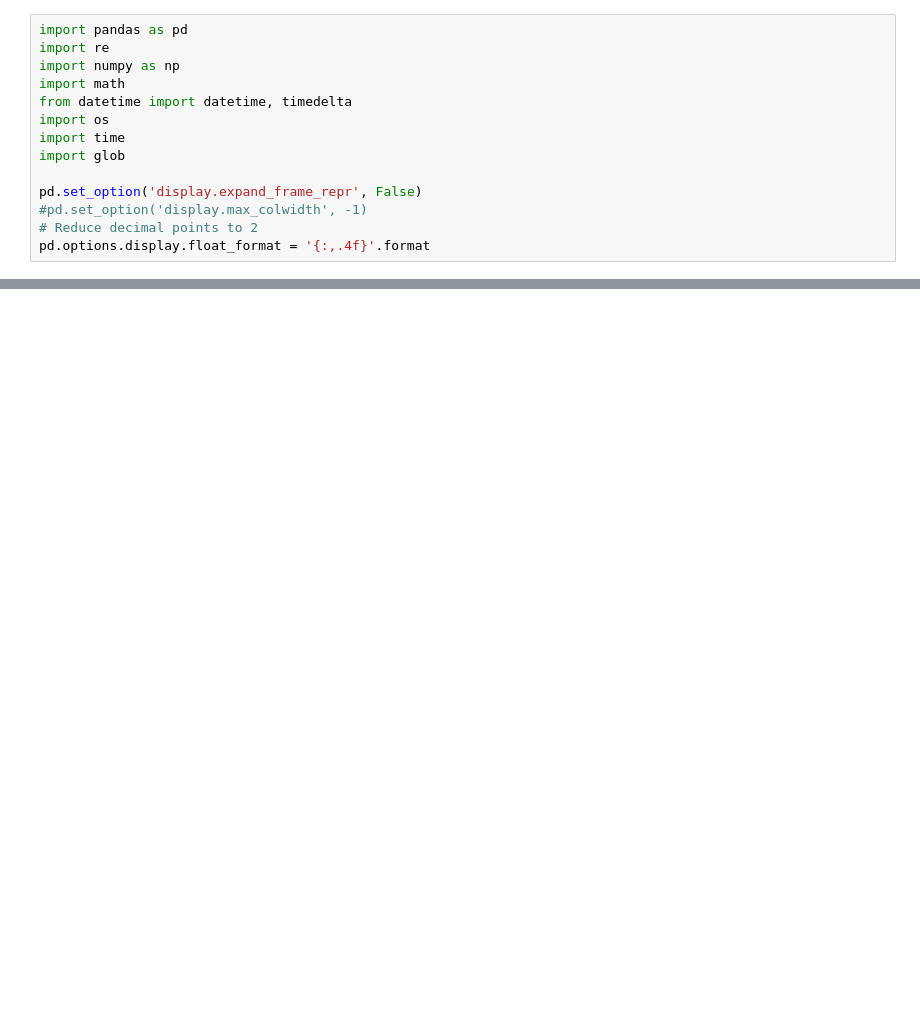
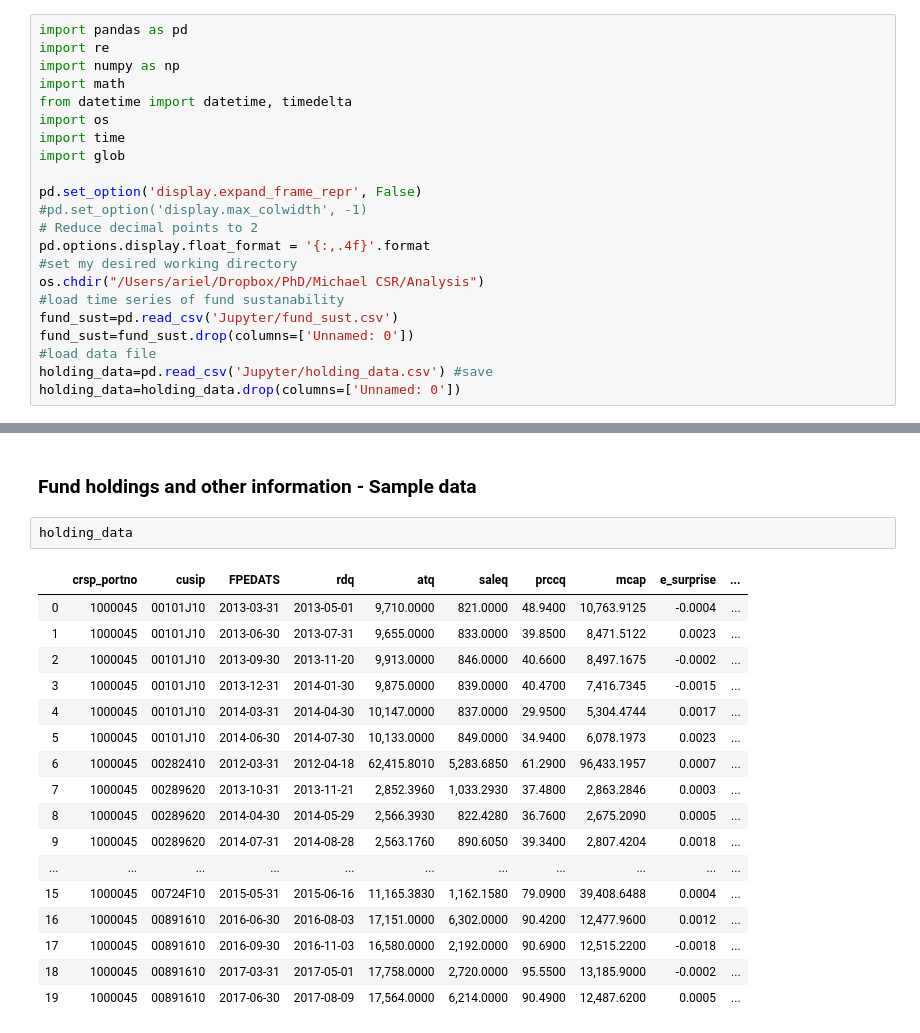
Before and after one commit to DijunLiu1995/CSR_Earnings, a Jupyter notebook: Fund_sust_holding_data.ipynb, the cells around one changed output, grey strips where cells are left out. Saved outputs shown, nothing was run; the diff lists cells and outputs as text; blank space fills up the shorter version.

```diff
--- a/Fund_sust_holding_data.ipynb
+++ b/Fund_sust_holding_data.ipynb
@@ -12,3 +47,11 @@ pd.set_option('display.expand_frame_repr', False)
 #pd.set_option('display.max_colwidth', -1)
 # Reduce decimal points to 2
 pd.options.display.float_format = '{:,.4f}'.format
+#set my desired working directory
+os.chdir("/Users/ariel/Dropbox/PhD/Michael CSR/Analysis")
+#load time series of fund sustanability
+fund_sust=pd.read_csv('Jupyter/fund_sust.csv')
+fund_sust=fund_sust.drop(columns=['Unnamed: 0'])
+#load data file
+holding_data=pd.read_csv('Jupyter/holding_data.csv') #save
+holding_data=holding_data.drop(columns=['Unnamed: 0'])
@@ -62,0 +80,22 @@ print(holding_data)
+# %% [markdown]
+### Fund holdings and other information - Sample data
+# %%
+holding_data
+# %% [output]
+|  | crsp_portno | cusip | FPEDATS | rdq | atq | saleq | prccq | mcap | e_surprise | ... |
+| 0 | 1000045 | 00101J10 | 2013-03-31 | 2013-05-01 | 9,710.0000 | 821.0000 | 48.9400 | 10,763.9125 | -0.0004 | ... |
+| 1 | 1000045 | 00101J10 | 2013-06-30 | 2013-07-31 | 9,655.0000 | 833.0000 | 39.8500 | 8,471.5122 | 0.0023 | ... |
+| 2 | 1000045 | 00101J10 | 2013-09-30 | 2013-11-20 | 9,913.0000 | 846.0000 | 40.6600 | 8,497.1675 | -0.0002 | ... |
+| 3 | 1000045 | 00101J10 | 2013-12-31 | 2014-01-30 | 9,875.0000 | 839.0000 | 40.4700 | 7,416.7345 | -0.0015 | ... |
+| 4 | 1000045 | 00101J10 | 2014-03-31 | 2014-04-30 | 10,147.0000 | 837.0000 | 29.9500 | 5,304.4744 | 0.0017 | ... |
+| 5 | 1000045 | 00101J10 | 2014-06-30 | 2014-07-30 | 10,133.0000 | 849.0000 | 34.9400 | 6,078.1973 | 0.0023 | ... |
+| 6 | 1000045 | 00282410 | 2012-03-31 | 2012-04-18 | 62,415.8010 | 5,283.6850 | 61.2900 | 96,433.1957 | 0.0007 | ... |
+| 7 | 1000045 | 00289620 | 2013-10-31 | 2013-11-21 | 2,852.3960 | 1,033.2930 | 37.4800 | 2,863.2846 | 0.0003 | ... |
+| 8 | 1000045 | 00289620 | 2014-04-30 | 2014-05-29 | 2,566.3930 | 822.4280 | 36.7600 | 2,675.2090 | 0.0005 | ... |
+| 9 | 1000045 | 00289620 | 2014-07-31 | 2014-08-28 | 2,563.1760 | 890.6050 | 39.3400 | 2,807.4204 | 0.0018 | ... |
+| ... | ... | ... | ... | ... | ... | ... | ... | ... | ... | ... |
+| 15 | 1000045 | 00724F10 | 2015-05-31 | 2015-06-16 | 11,165.3830 | 1,162.1580 | 79.0900 | 39,408.6488 | 0.0004 | ... |
+| 16 | 1000045 | 00891610 | 2016-06-30 | 2016-08-03 | 17,151.0000 | 6,302.0000 | 90.4200 | 12,477.9600 | 0.0012 | ... |
+| 17 | 1000045 | 00891610 | 2016-09-30 | 2016-11-03 | 16,580.0000 | 2,192.0000 | 90.6900 | 12,515.2200 | -0.0018 | ... |
+| 18 | 1000045 | 00891610 | 2017-03-31 | 2017-05-01 | 17,758.0000 | 2,720.0000 | 95.5500 | 13,185.9000 | -0.0002 | ... |
+| 19 | 1000045 | 00891610 | 2017-06-30 | 2017-08-09 | 17,564.0000 | 6,214.0000 | 90.4900 | 12,487.6200 | 0.0005 | ... |
```
Also changed, not shown: parts of 7 cells of this notebook.
